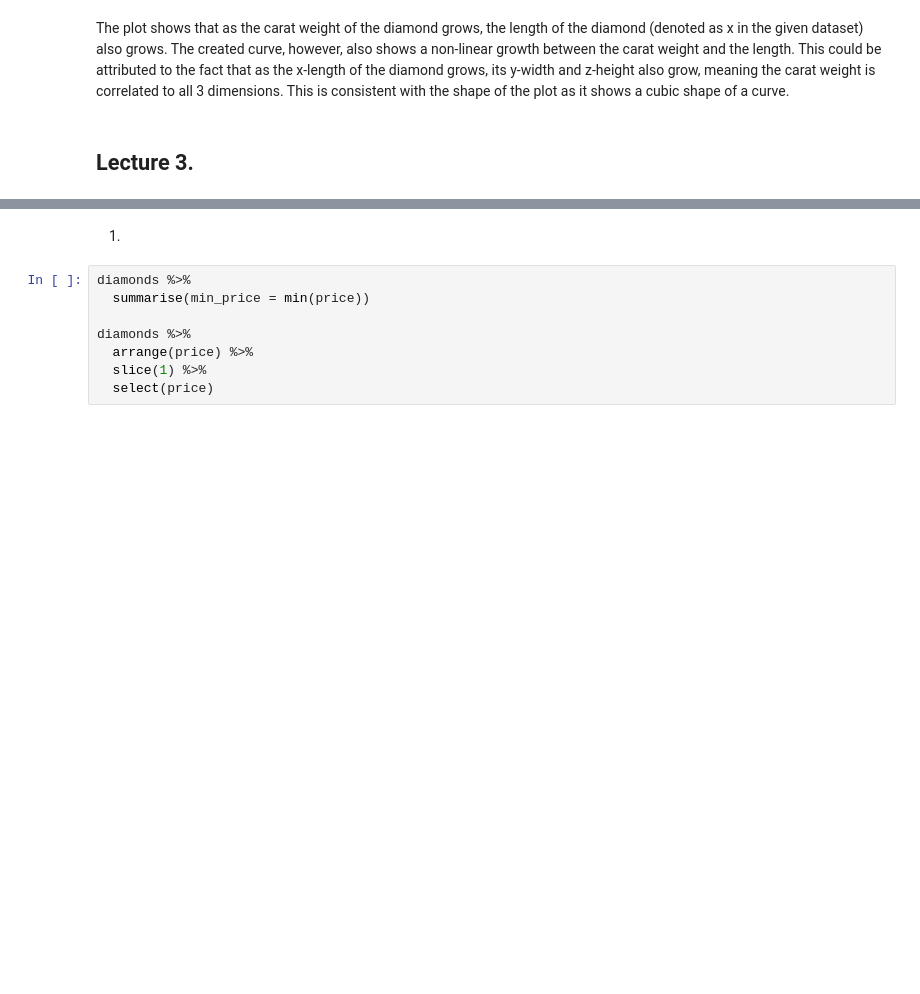
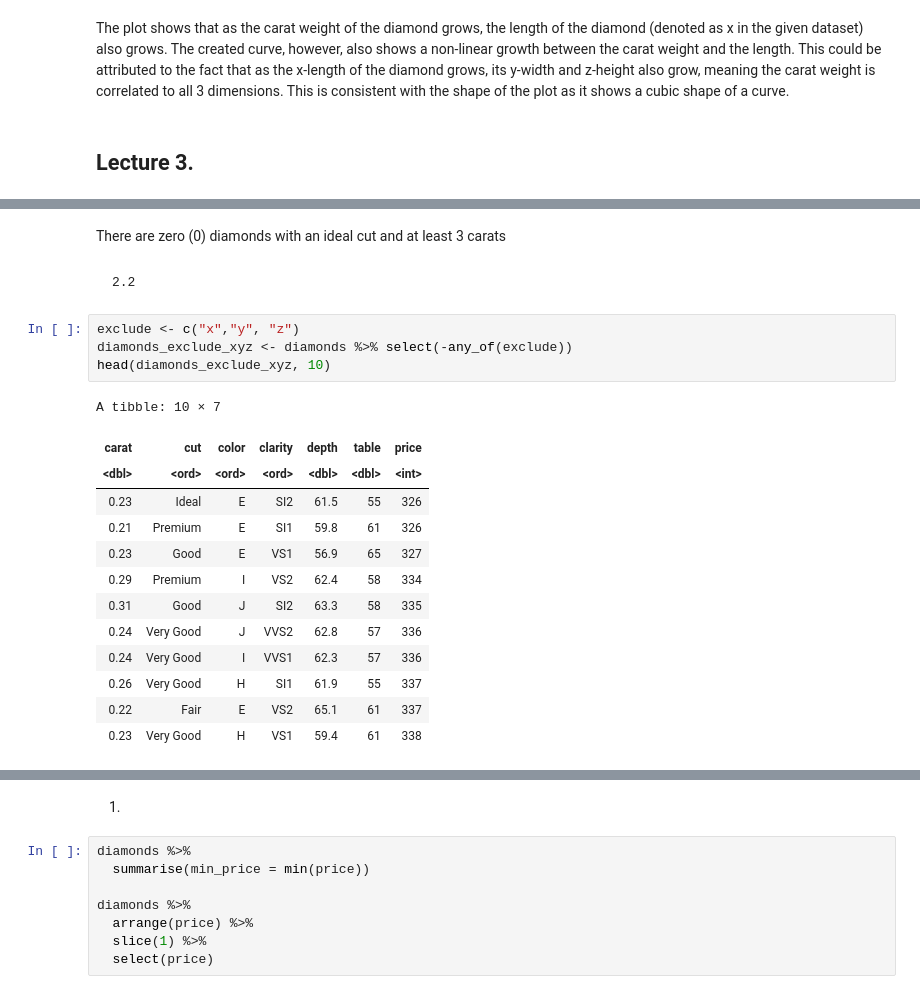
Before and after one commit to Nedevi/DSC1107, a Jupyter notebook: dsc1107-fa1-cobarrubias-i.ipynb, the cells around one changed output, grey strips where cells are left out. Cells and saved outputs as stored; diff of their text form; blank space fills up the shorter version.

```diff
--- a/dsc1107-fa1-cobarrubias-i.ipynb
+++ b/dsc1107-fa1-cobarrubias-i.ipynb
@@ -93,0 +114,22 @@ The plot shows that as the carat weight of the diamond grows, the length of the
+# %% [markdown]
+There are zero (0) diamonds with an ideal cut and at least 3 carats
+# %% [markdown]
+    2.2
+# %%
+exclude <- c("x","y", "z")
+diamonds_exclude_xyz <- diamonds %>% select(-any_of(exclude))
+head(diamonds_exclude_xyz, 10)
+# %% [output]
+A tibble: 10 × 7
+| carat | cut | color | clarity | depth | table | price |
+| <dbl> | <ord> | <ord> | <ord> | <dbl> | <dbl> | <int> |
+| 0.23 | Ideal | E | SI2 | 61.5 | 55 | 326 |
+| 0.21 | Premium | E | SI1 | 59.8 | 61 | 326 |
+| 0.23 | Good | E | VS1 | 56.9 | 65 | 327 |
+| 0.29 | Premium | I | VS2 | 62.4 | 58 | 334 |
+| 0.31 | Good | J | SI2 | 63.3 | 58 | 335 |
+| 0.24 | Very Good | J | VVS2 | 62.8 | 57 | 336 |
+| 0.24 | Very Good | I | VVS1 | 62.3 | 57 | 336 |
+| 0.26 | Very Good | H | SI1 | 61.9 | 55 | 337 |
+| 0.22 | Fair | E | VS2 | 65.1 | 61 | 337 |
+| 0.23 | Very Good | H | VS1 | 59.4 | 61 | 338 |
```
Also changed, not shown: parts of 42 cells of this notebook.
